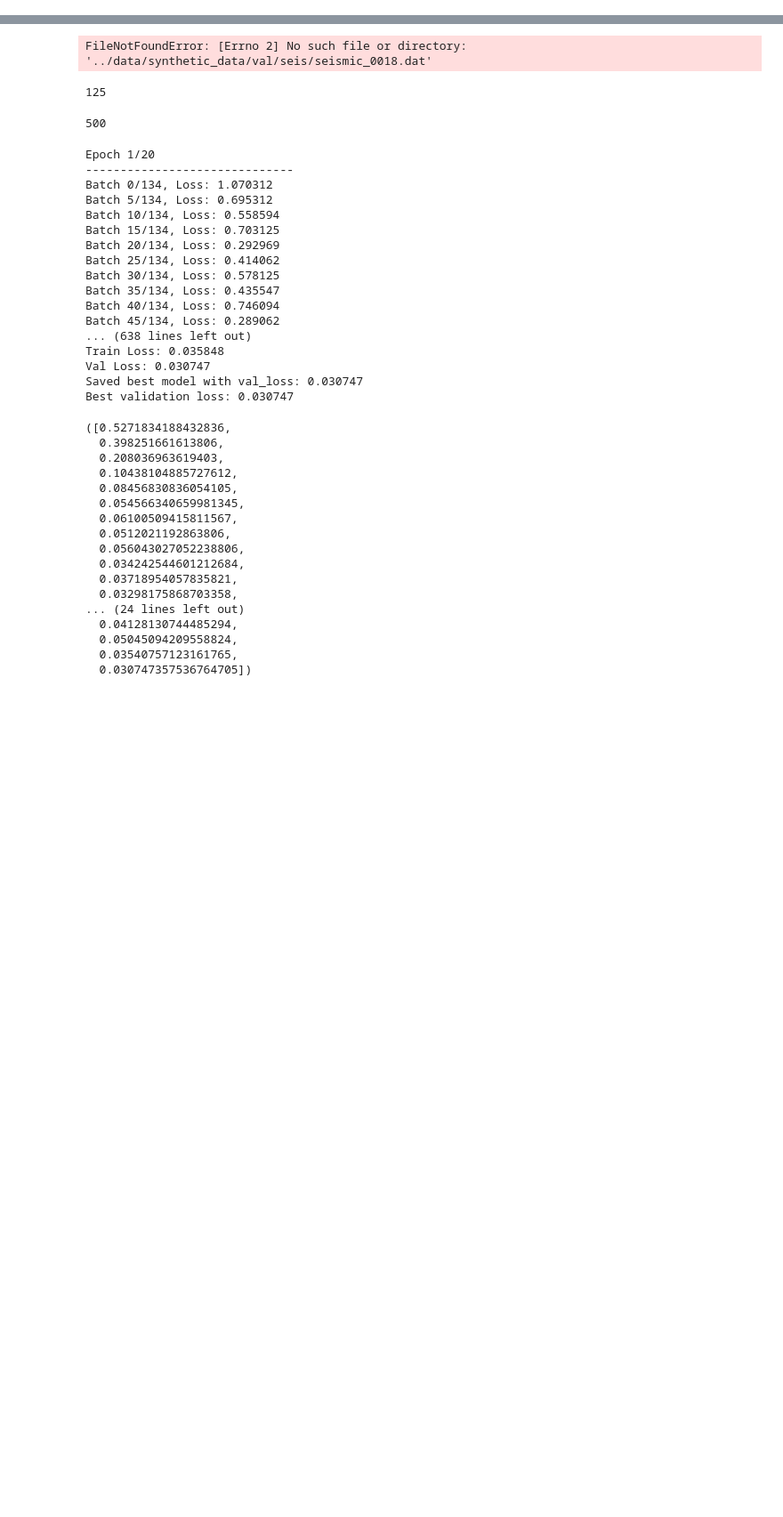
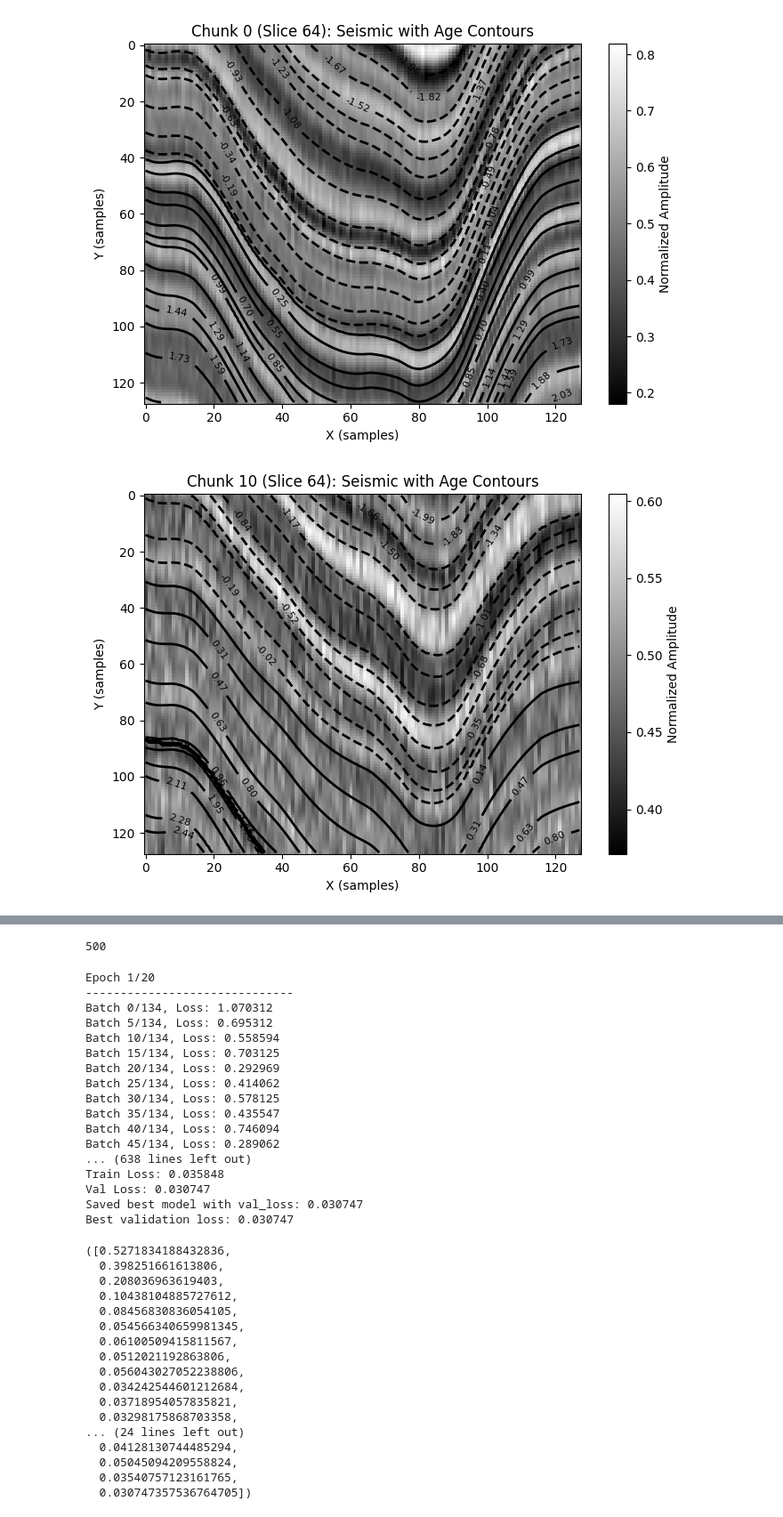
Before and after one commit to spaceswimmer/nnseismic, a Jupyter notebook: src/train-test.ipynb, the cells around one changed output, grey strips where cells are left out. Shown at 89% size. Saved outputs shown, nothing was run; the diff lists cells and outputs as text; code cells hidden in the pictures; blank space fills up the shorter version.

```diff
--- a/src/train-test.ipynb
+++ b/src/train-test.ipynb
@@ -86,0 +94,33 @@ for chunk in age_chunk:
+# %%
+step = 10
+slice_idx = 64
+# Define tuple to extract a 2D slice from the 3D chunk: (index, all, all)
+slicer = (slice_idx, slice(None), slice(None))
+
+for idx in range(0, len(seis_chunk_norm), step):
+    fig, ax = plt.subplots(figsize=(7, 5))
+
+    # Apply slicer to reduce 3D chunks (128,128,128) to 2D planes (128,128)
+    seis_2d = seis_chunk_norm[idx][slicer].T
+    age_2d = age_chunk_norm[idx][slicer]
+
+    im = ax.imshow(seis_2d, cmap='gray', aspect='auto')
+    fig.colorbar(im, ax=ax, label='Normalized Amplitude')
+
+    contour_levels = np.linspace(age_2d.min(), age_2d.max(), 30)
+    contours = ax.contour(
+        age_2d.T,
+        levels=contour_levels,
+        colors='black',
+        linewidths=2
+    )
+    ax.clabel(contours, inline=True, fontsize=8, fmt='%.2f')
+
+    ax.set_title(f'Chunk {idx} (Slice {slice_idx}): Seismic with Age Contours')
+    ax.set_xlabel('X (samples)')
+    ax.set_ylabel('Y (samples)')
+    plt.tight_layout()
+    plt.show()
+# %% [output]
+[figure, added]
+[figure, added]
@@ -87,24 +138,42 @@ for chunk in age_chunk:
 # %%
+import os
+import shutil
 from sklearn.model_selection import train_test_split
+
+def clean_directory(directory_path):
+    """Remove all files in the specified directory."""
+    if os.path.exists(directory_path):
+        for filename in os.listdir(directory_path):
+            file_path = os.path.join(directory_path, filename)
+            if os.path.isfile(file_path):
+                os.remove(file_path)
+
 indices = list(range(len(seis_chunk_norm)))
 train_indices, val_indices = train_test_split(
-    indices, test_size=0.2, random_state=42
+    indices, test_size=0.1, random_state=42
 )
-fold = "../data/synthetic_data/"
+fold = "/mnt/storage/nnseismic/synthetic_data/"
+
+# Clean directories before writing files
+train_seis_dir = f"{fold}train/seis/"
+train_rgt_dir = f"{fold}train/rgt/"
+val_seis_dir = f"{fold}val/seis/"
+val_rgt_dir = f"{fold}val/rgt/"
+
+clean_directory(train_seis_dir)
+clean_directory(train_rgt_dir)
+clean_directory(val_seis_dir)
+clean_directory(val_rgt_dir)
+
+# Save training chunks
 for idx in train_indices:
-    seis_chunk_norm[idx].tofile(f"{fold}train/seis/seismic_{idx:04d}.dat")
-    age_chunk_norm[idx].tofile(f"{fold}train/rgt/age_{idx:04d}.dat")
+    seis_chunk_norm[idx].tofile(f"{fold}train/seis/{idx:04d}.dat")
+    age_chunk_norm[idx].tofile(f"{fold}train/rgt/{idx:04d}.dat")
 
 # Save validation chunks
 for idx in val_indices:
-    seis_chunk_norm[idx].tofile(f"{fold}val/seis/seismic_{idx:04d}.dat")
-    age_chunk_norm[idx].tofile(f"{fold}val/rgt/age_{idx:04d}.dat")
+    seis_chunk_norm[idx].tofile(f"{fold}val/seis/{idx:04d}.dat")
+    age_chunk_norm[idx].tofile(f"{fold}val/rgt/{idx:04d}.dat")
-# %% [output]
-FileNotFoundError: [Errno 2] No such file or directory: '../data/synthetic_data/val/seis/seismic_0018.dat'
-# %%
-len(seis_chunk_norm)
-# %% [output]
-125
 # %%
 import datetime
 timestamp = datetime.datetime.now().strftime("%Y%m%d_%H%M%S")
```
Also changed, not shown: parts of 3 cells of this notebook, 6 other files.
